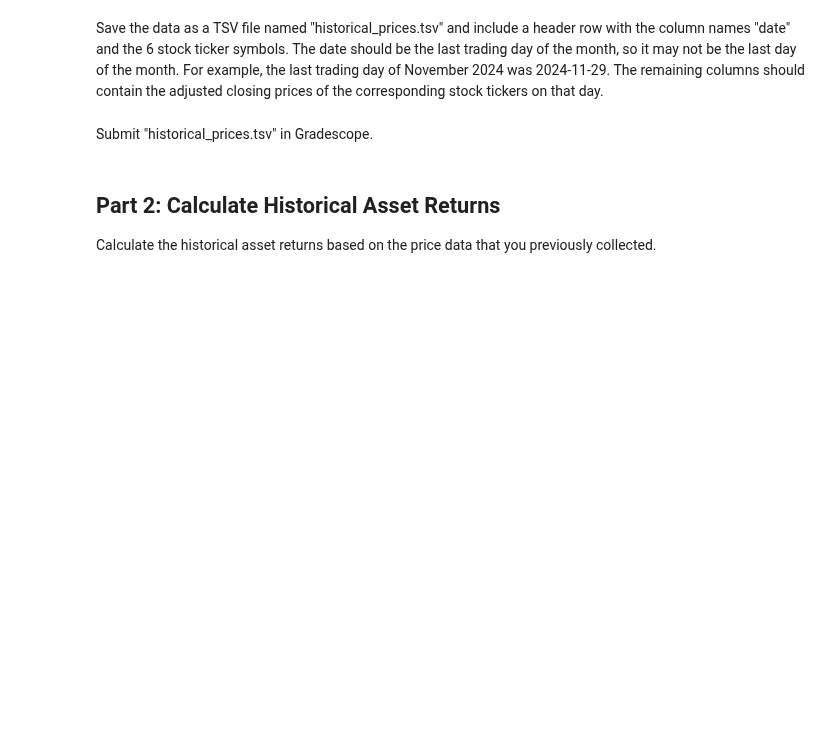
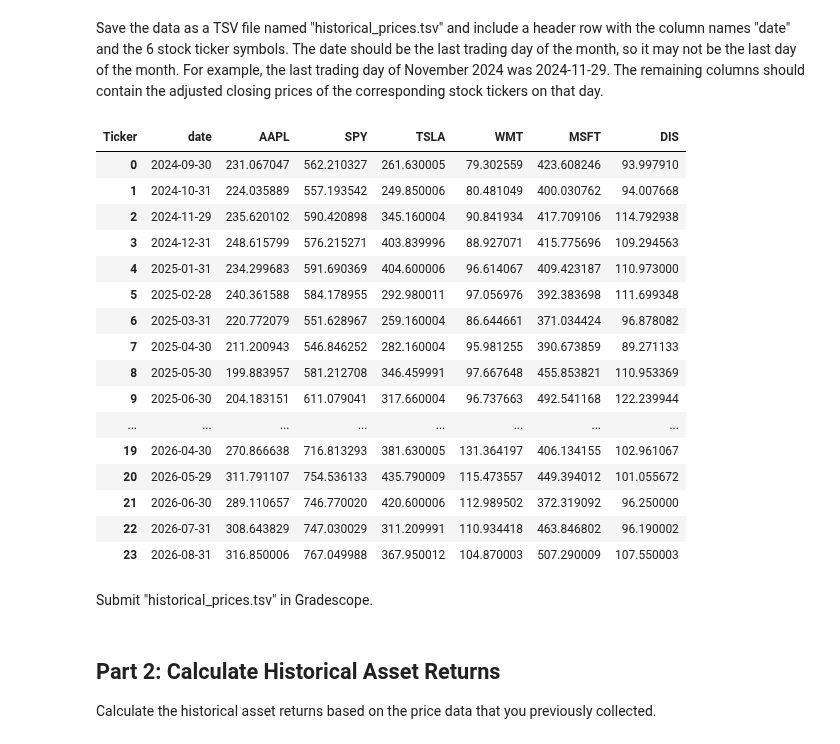
Before and after one commit to nwing2/DX704_Homework, a Jupyter notebook: dx704-project-01.ipynb, the cells around one changed output. Drawn from its saved outputs; the diff is of its cells as text; code cells hidden in the pictures; blank space fills up the shorter version.

```diff
--- a/dx704-project-01.ipynb
+++ b/dx704-project-01.ipynb
@@ -37,0 +40,8 @@ Do not pick stocks with fewer than 24 consecutive months of price data.
+# %%
+data = yf.download({"AAPL", "SPY", "TSLA", "WMT", "MSFT", "DIS"},
+                   start="2024-09-01",
+                   end="2026-09-01",
+                   progress=False,
+                   auto_adjust=False)
+
+data.head()
@@ -47,3 +63,45 @@ The remaining columns should contain the adjusted closing prices of the correspo
+# %%
+# Get adjusted closing prices
+prices = data["Adj Close"]
+
+# Keep the last trading day of each month
+monthly_prices = prices.groupby(prices.index.to_period("M")).tail(1)
+
+# Move the date from the index into a column
+monthly_prices = monthly_prices.reset_index()
+monthly_prices = monthly_prices.rename(columns={"Date": "date"})
+
+# Put columns in the requested order
+monthly_prices = monthly_prices[
+    ["date", "AAPL", "SPY", "TSLA", "WMT", "MSFT", "DIS"]
+]
+
+# Save as TSV
+monthly_prices.to_csv(
+    "historical_prices.tsv",
+    sep="\t",
+    index=False
+)
+
+monthly_prices
+# %% [output]
+| Ticker | date | AAPL | SPY | TSLA | WMT | MSFT | DIS |
+| 0 | 2024-09-30 | 231.067047 | 562.210327 | 261.630005 | 79.302559 | 423.608246 | 93.997910 |
+| 1 | 2024-10-31 | 224.035889 | 557.193542 | 249.850006 | 80.481049 | 400.030762 | 94.007668 |
+| 2 | 2024-11-29 | 235.620102 | 590.420898 | 345.160004 | 90.841934 | 417.709106 | 114.792938 |
+| 3 | 2024-12-31 | 248.615799 | 576.215271 | 403.839996 | 88.927071 | 415.775696 | 109.294563 |
+| 4 | 2025-01-31 | 234.299683 | 591.690369 | 404.600006 | 96.614067 | 409.423187 | 110.973000 |
+| 5 | 2025-02-28 | 240.361588 | 584.178955 | 292.980011 | 97.056976 | 392.383698 | 111.699348 |
+| 6 | 2025-03-31 | 220.772079 | 551.628967 | 259.160004 | 86.644661 | 371.034424 | 96.878082 |
+| 7 | 2025-04-30 | 211.200943 | 546.846252 | 282.160004 | 95.981255 | 390.673859 | 89.271133 |
+| 8 | 2025-05-30 | 199.883957 | 581.212708 | 346.459991 | 97.667648 | 455.853821 | 110.953369 |
+| 9 | 2025-06-30 | 204.183151 | 611.079041 | 317.660004 | 96.737663 | 492.541168 | 122.239944 |
+| ... | ... | ... | ... | ... | ... | ... | ... |
+| 19 | 2026-04-30 | 270.866638 | 716.813293 | 381.630005 | 131.364197 | 406.134155 | 102.961067 |
+| 20 | 2026-05-29 | 311.791107 | 754.536133 | 435.790009 | 115.473557 | 449.394012 | 101.055672 |
+| 21 | 2026-06-30 | 289.110657 | 746.770020 | 420.600006 | 112.989502 | 372.319092 | 96.250000 |
+| 22 | 2026-07-31 | 308.643829 | 747.030029 | 311.209991 | 110.934418 | 463.846802 | 96.190002 |
+| 23 | 2026-08-31 | 316.850006 | 767.049988 | 367.950012 | 104.870003 | 507.290009 | 107.550003 |
 # %% [markdown]
 Submit "historical_prices.tsv" in Gradescope.
 # %% [markdown]
```
Also changed, not shown: parts of 35 cells of this notebook, 8 other files.
